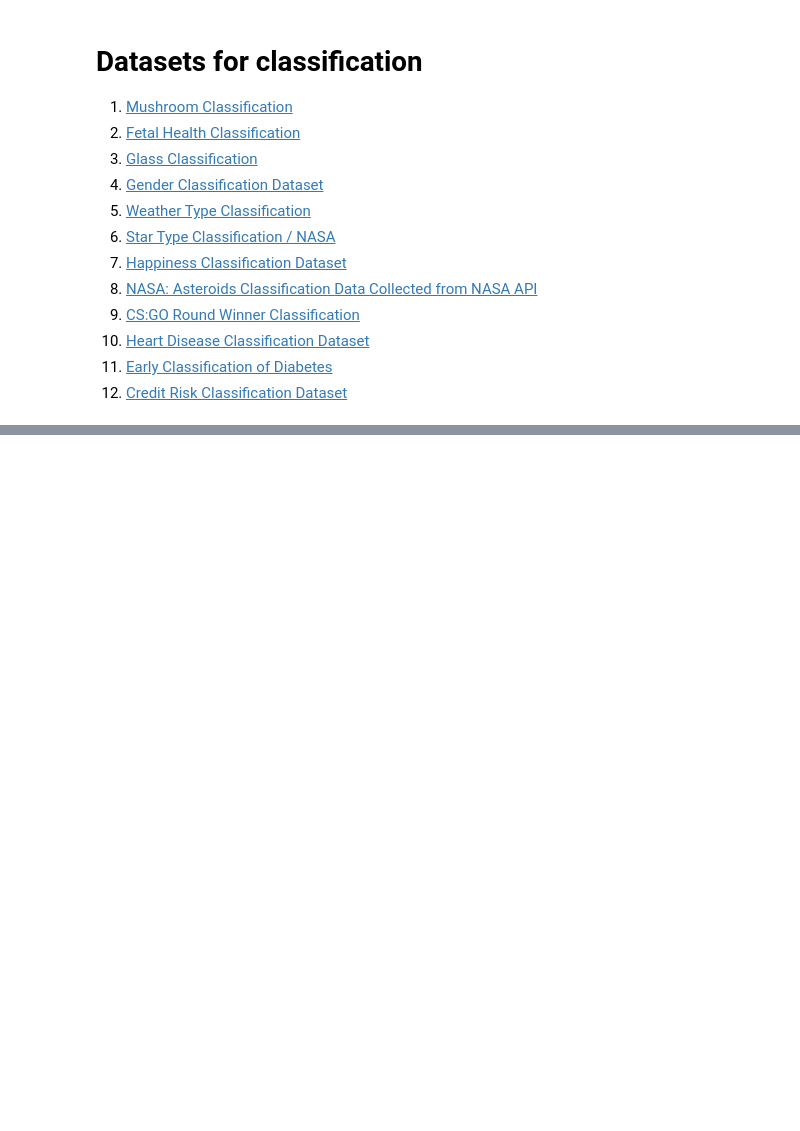
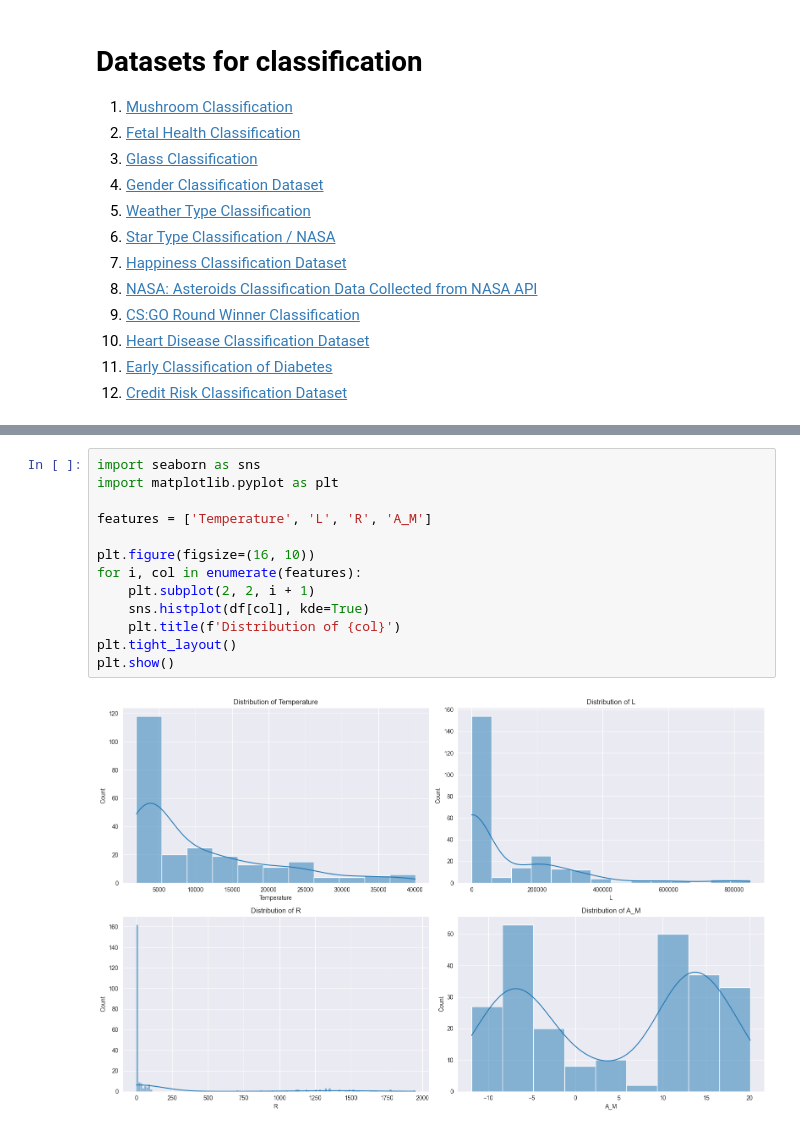
Before and after one commit to sgn-fade/ML, a Jupyter notebook: lab_works/lab_3/lab_3_classification.ipynb, the cells around one changed output, grey strips where cells are left out. Cells and saved outputs as stored; diff of their text form; blank space fills up the shorter version.

```diff
--- a/lab_works/lab_3/lab_3_classification.ipynb
+++ b/lab_works/lab_3/lab_3_classification.ipynb
@@ -22,0 +78,15 @@ Data Collected from NASA API](https://www.kaggle.com/datasets/shrutimehta/nasa-a
+# %%
+import seaborn as sns
+import matplotlib.pyplot as plt
+
+features = ['Temperature', 'L', 'R', 'A_M']
+
+plt.figure(figsize=(16, 10))
+for i, col in enumerate(features):
+    plt.subplot(2, 2, i + 1)
+    sns.histplot(df[col], kde=True)
+    plt.title(f'Distribution of {col}')
+plt.tight_layout()
+plt.show()
+# %% [output]
+[figure, added]
```
Also changed, not shown: parts of 10 cells of this notebook, 1 other file.
